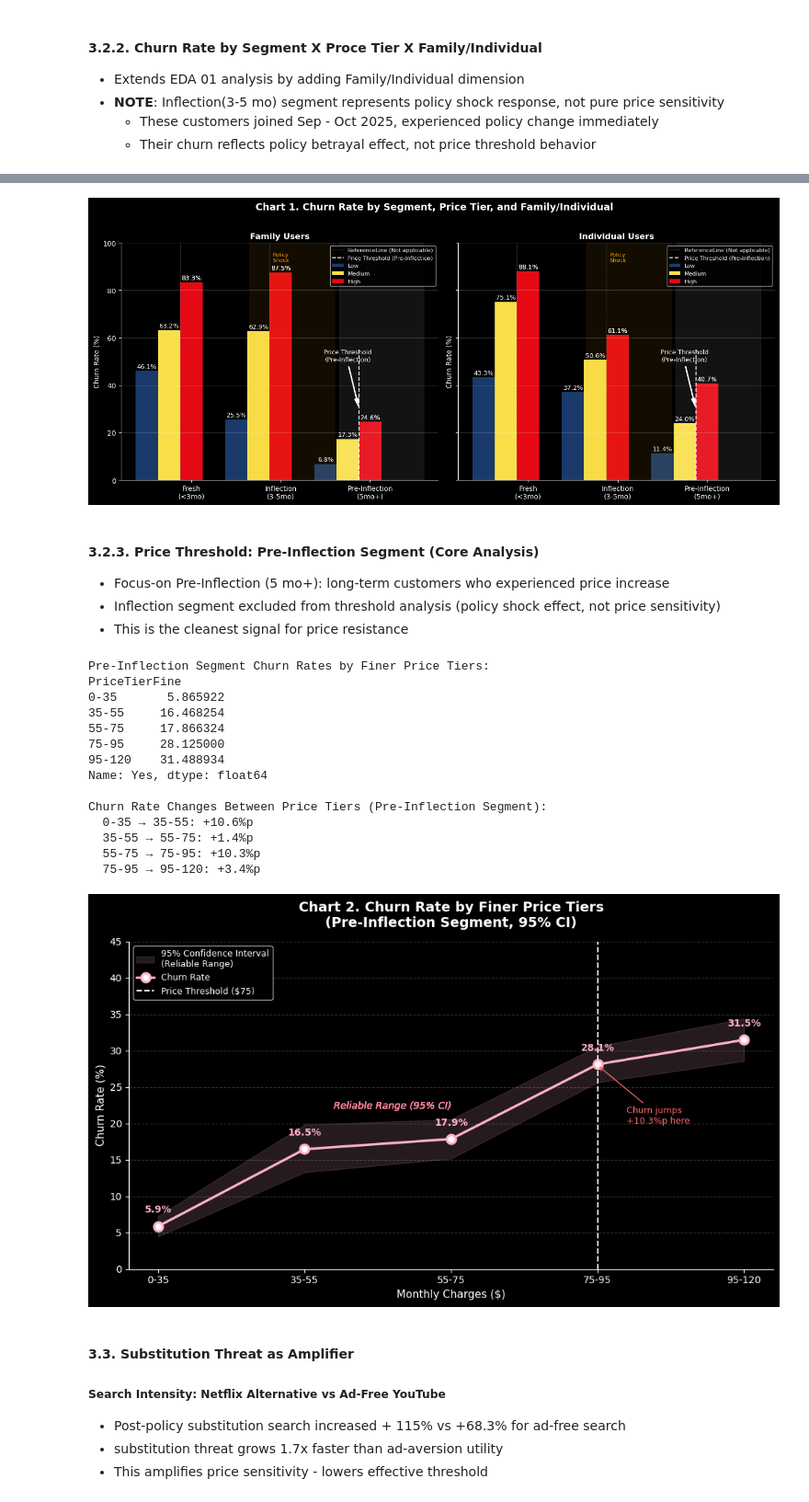
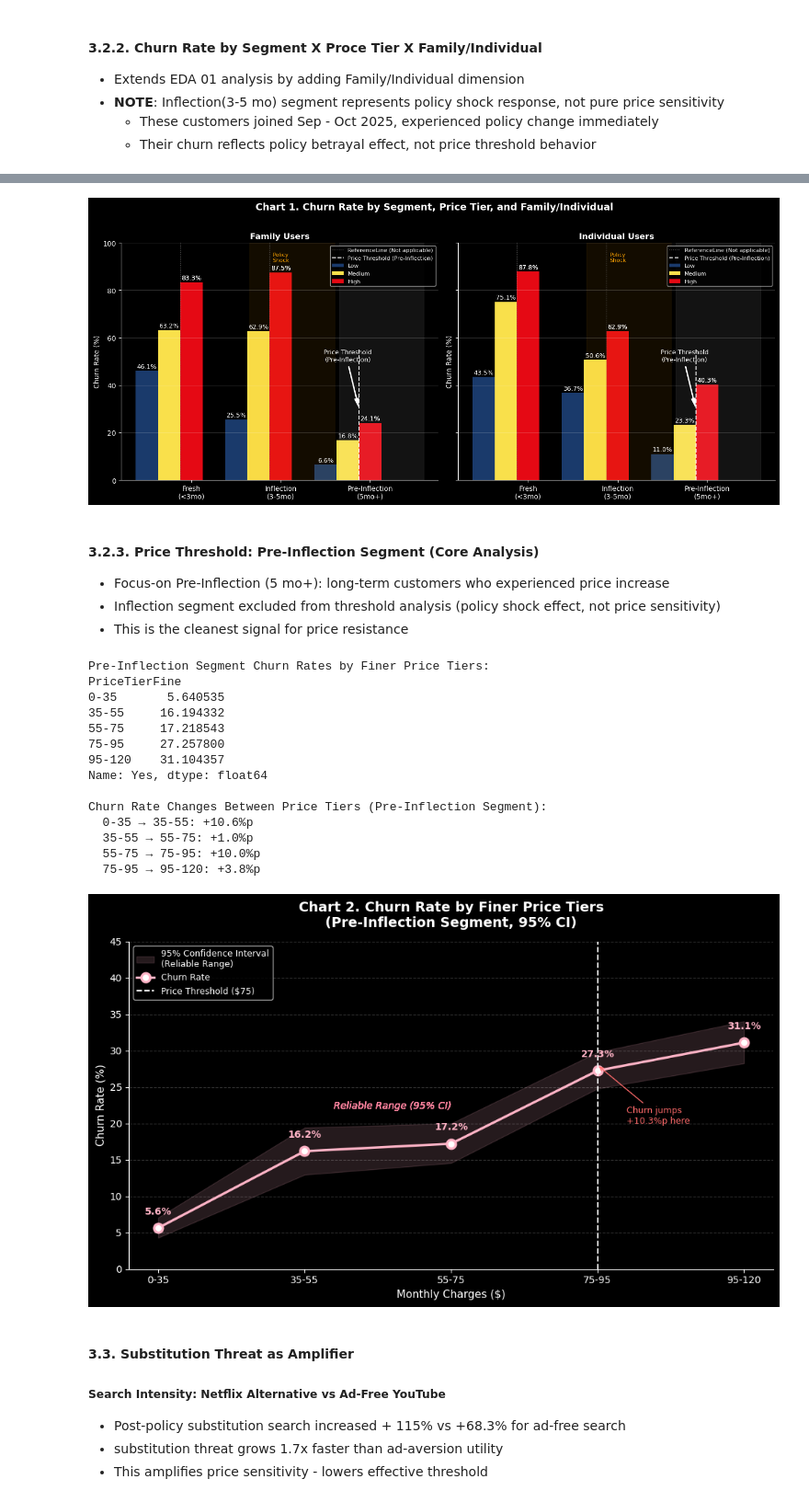
Before and after one commit to coolmich0904/YOUTUBE_CHURN_PRICE_RISK, a Jupyter notebook: notebooks/eda_03_price_threshold.ipynb, the cells around one changed output, grey strips where cells are left out. Shown at 92% size. Cells and saved outputs as stored; diff of their text form; code cells hidden in the pictures.

```diff
--- a/notebooks/eda_03_price_threshold.ipynb
+++ b/notebooks/eda_03_price_threshold.ipynb
@@ -48,7 +50,7 @@ Apply consistent filtering conditions from EDA 01 & 02
 df['calculated_tenure'] = (df['TotalCharges'] / df['MonthlyCharges']).round().fillna(0).astype(int)
 
 # Exclude July 2025 outlier (Validated EDA 01)
-baseline = df[df['calculated_tenure'] !=7]
+df = df[df['calculated_tenure'] !=7]
 
 # Tenure segments (consistent with EDA 01)
 def categorize_tenure(t):
@@ -116,7 +118,8 @@ Individual Churn Rate: 34.01%
   - Their churn reflects policy betrayal effect, not price threshold behavior
 # %%
 # Churn Rate by Segment X Price Tier X Family/Individual
-churn_rates = df.groupby(['Segment', 'PriceTier', 'segment_type'])['Churn'].value_counts(normalize=True).unstack(fill_value=0)['Yes'] * 100
+churn_rates = df.groupby(['Segment', 'PriceTier', 'segment_type'], observed=True)['Churn'].value_counts(normalize=True).unstack(fill_value=0)['Yes'] * 100
+
 print("\nChurn Rates by Segment, Price Tier, and Family/Individual:")
 print(churn_rates)
 # %% [output]
@@ -207,7 +210,7 @@ plt.tight_layout()
 plt.savefig('../outputs/eda_03/graph1_grouped_bar.png', dpi=150, bbox_inches='tight')
 plt.show()
 # %% [output]
-[figure, old version]
+[figure, new version]
 # %% [markdown]
 #### 3.2.3. Price Threshold: Pre-Inflection Segment (Core Analysis)
 - Focus-on Pre-Inflection (5 mo+): long-term customers who experienced price increase
@@ -221,7 +224,7 @@ pre_inflection = df[df['Segment'] == 'Pre-Inflection (5mo+)'].copy()
 bins_fine = [0, 35, 55, 75, 95, 120]
 labels_fine = ['0-35', '35-55', '55-75', '75-95', '95-120']
 pre_inflection['PriceTierFine'] = pd.cut(pre_inflection['MonthlyCharges'], bins=bins_fine, labels=labels_fine, include_lowest=True)
-threshold_result = pre_inflection.groupby('PriceTierFine')['Churn'].value_counts(normalize=True).unstack(fill_value=0)['Yes'] * 100
+threshold_result = pre_inflection.groupby('PriceTierFine', observed=True)['Churn'].value_counts(normalize=True).unstack(fill_value=0)['Yes'] * 100
 
 print("\nPre-Inflection Segment Churn Rates by Finer Price Tiers:")
 print(threshold_result)
@@ -249,18 +252,18 @@ for i in range(1, len(vals)):
 # %% [output]
 Pre-Inflection Segment Churn Rates by Finer Price Tiers:
 PriceTierFine
-0-35       5.865922
-35-55     16.468254
-55-75     17.866324
-75-95     28.125000
-95-120    31.488934
+0-35       5.640535
+35-55     16.194332
+55-75     17.218543
+75-95     27.257800
+95-120    31.104357
 Name: Yes, dtype: float64
 
 Churn Rate Changes Between Price Tiers (Pre-Inflection Segment):
   0-35 → 35-55: +10.6%p
-  35-55 → 55-75: +1.4%p
-  55-75 → 75-95: +10.3%p
-  75-95 → 95-120: +3.4%p
+  35-55 → 55-75: +1.0%p
+  55-75 → 75-95: +10.0%p
+  75-95 → 95-120: +3.8%p
 # %%
 # Visualization - Line Chart with Confidence Intervals
 plt.style.use('dark_background')
@@ -268,7 +271,7 @@ fig, ax = plt.subplots(figsize=(10, 6))
 
 # Prepare data from ci_results
 tiers = list(ci_results.keys())
-churn_rates = [ci_results[t][0] for t in tiers]
+churn_rates_line = [ci_results[t][0] for t in tiers]
 ci_lows = [ci_results[t][1] for t in tiers]
 ci_upps = [ci_results[t][2] for t in tiers]
 
@@ -279,7 +282,7 @@ ax.fill_between(tiers, ci_lows, ci_upps,
                 label='95% Confidence Interval\n(Reliable Range)')
 
 # Main line
-ax.plot(tiers, churn_rates,
+ax.plot(tiers, churn_rates_line,
         marker='o',
         color='#FFB3C6',
         linewidth=2.5,
@@ -289,7 +292,7 @@ ax.plot(tiers, churn_rates,
         label='Churn Rate')
 
 # Annotate each data point
-for i, (tier, rate) in enumerate(zip(tiers, churn_rates)):
+for i, (tier, rate) in enumerate(zip(tiers, churn_rates_line)):
     ax.annotate(f'{rate:.1f}%',
                 xy=(i, rate),
                 xytext=(0, 14),
@@ -309,34 +312,34 @@ for i, (tier, rate) in enumerate(zip(tiers, churn_rates)):
 # Price threshold line
 ax.axvline(x='75-95',
            color='#F5F5F5',
            linestyle='--',
            linewidth=1.5,
            label='Price Threshold ($75)')
 
 # Threshold annotation
 ax.annotate('Churn jumps\n+10.3%p here',
             xy=(3, 28),
             xytext=(3.2, 20),
             fontsize=9,
             color='#FF6B6B',
             arrowprops=dict(arrowstyle='->', color='#FF6B6B'))
 
 # Styling
 ax.set_title('Chart 2. Churn Rate by Finer Price Tiers\n(Pre-Inflection Segment, 95% CI)',
              fontsize=14, fontweight='bold', pad=15)
 ax.set_xlabel('Monthly Charges ($)', fontsize=11)
 ax.set_ylabel('Churn Rate (%)', fontsize=11)
 ax.set_ylim(0, 45)  # Tighter y-axis
 ax.legend(loc='upper left', fontsize=9)
 ax.grid(axis='y', alpha=0.2, linestyle='--')
 ax.spines['top'].set_visible(False)
 ax.spines['right'].set_visible(False)
 
 plt.tight_layout()
 plt.savefig('../outputs/eda_03/graph2_line_chart.png', dpi=150, bbox_inches='tight')
 plt.show()
 # %% [output]
-[figure, old version]
+[figure, new version]
 # %% [markdown]
 #### 3.3. Substitution Threat as Amplifier
 
```
Also changed, not shown: parts of 14 cells of this notebook, 25 other files.
